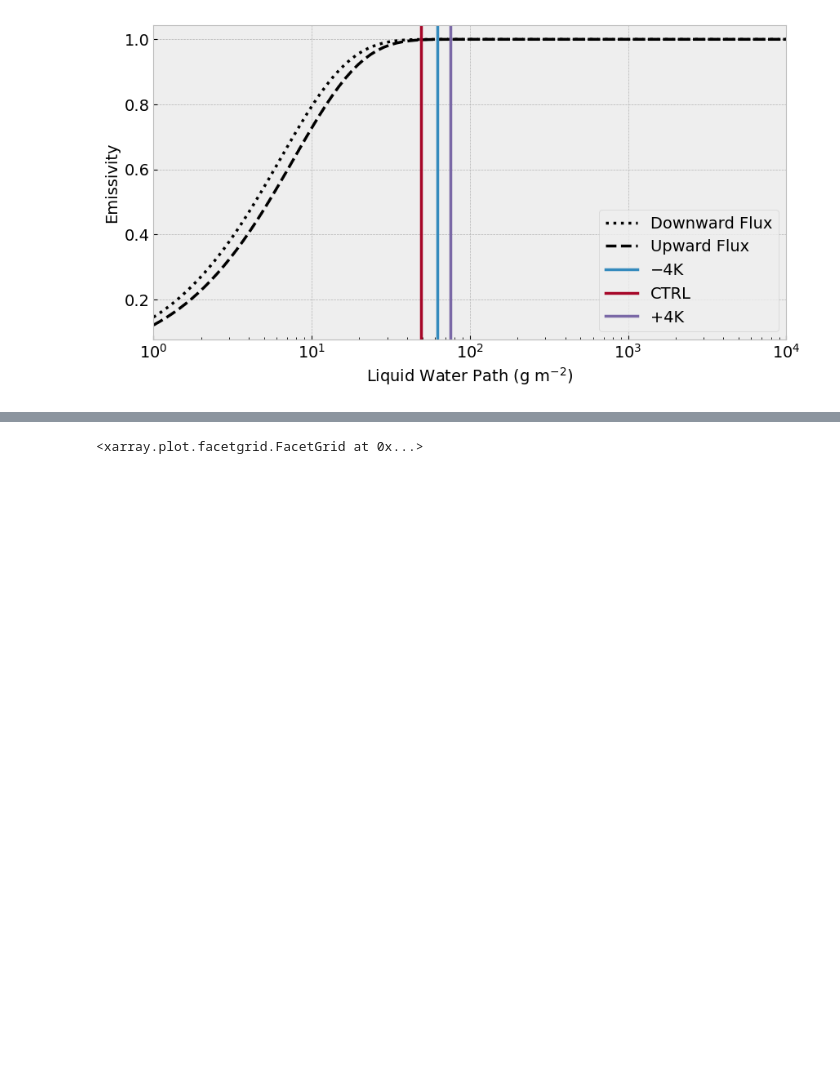
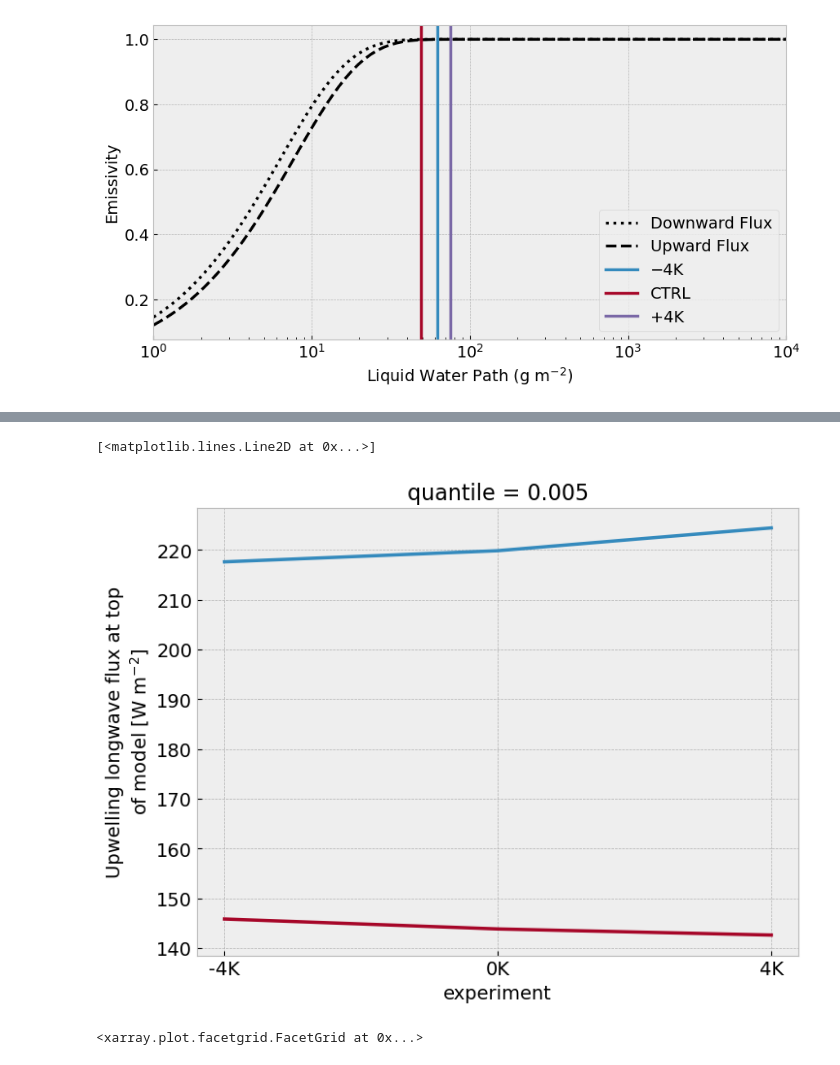
Before and after one commit to spencer-ressel/thesis-work, a Jupyter notebook: python/aquaplanet_analysis/4_cloud_radiative_feedback_analysis.ipynb, the cells around one changed output, grey strips where cells are left out. Saved outputs shown, nothing was run; the diff lists cells and outputs as text; code cells hidden in the pictures; blank space fills up the shorter version.

```diff
--- a/python/aquaplanet_analysis/4_cloud_radiative_feedback_analysis.ipynb
+++ b/python/aquaplanet_analysis/4_cloud_radiative_feedback_analysis.ipynb
@@ -140,3 +192,11 @@ multi_experiment_variables_subset['Cloud Liquid Water Path'].attrs['units'] = 'k
+# %%
+multi_experiment_variables_subset['Total Column Water'] = (
+    multi_experiment_variables_subset['Total Cloud Condensate']
+    + 1000*(1/1000)*config.LIQUID_WATER_DENSITY*multi_experiment_variables_subset['Column Water Vapor']
+)
+multi_experiment_variables_subset['Total Column Water'].name = 'Total Column Water'
+multi_experiment_variables_subset['Total Column Water'].attrs['short_name'] = 'TCW'
+multi_experiment_variables_subset['Total Column Water'].attrs['units'] = 'g m$^{-2}$'
 # %% [markdown]
 # Interpolate variables to a temperature level
 # %%
@@ -874 +1286,26 @@ Not Saving
+# %%
+estimated_ice_emissivity = 1 - np.exp(-diffusivity_factor*kappa*1000*multi_experiment_variables_subset['Cloud Ice Water Path'].where(mask, drop=True).sel(lat=slice(-15,15)).mean(dim=['time', 'lat', 'lon'])).weighted(weights).mean(dim='wavelength_band')
+
+estimated_liquid_emissivity = 1 - np.exp(-0.13*1000*multi_experiment_variables_subset['Cloud Liquid Water Path'].where(mask, drop=True).sel(lat=slice(-15,15)).mean(dim=['time', 'lat', 'lon']))
+
+# pressure_at_220K, CIWC_at_220K = temperature_level_interpolation(multi_experiment_variables_subset['Cloud Ice Water Content'], 220)
+
+cloud_top_ice_emission = (
+    estimated_ice_emissivity
+    * config.STEFAN_BOLTZMANN_CONSTANT
+    * (multi_experiment_variables_subset['Temperature'].isel(time=slice(1, None), plev=0))**4
+)
+
+cloud_top_liquid_emission = (
+    estimated_liquid_emissivity
+    * config.STEFAN_BOLTZMANN_CONSTANT
+    * (multi_experiment_variables_subset['Temperature'].isel(time=slice(1, None), plev=0))**4
+)
+# %%
+(cloud_top_ice_emission + cloud_top_liquid_emission).mean(dim=['time', 'lat', 'lon'], skipna=True).plot()
+(multi_experiment_variables_subset['Outgoing Longwave Radiation']).where(mask, drop=True).sel(lat=slice(-15,15)).mean(dim=['time', 'lat', 'lon'], skipna=True).plot()
+# cloud_top_liquid_emission.mean(dim=['time', 'lat', 'lon'], skipna=True).plot()
+# %% [output]
+[<matplotlib.lines.Line2D at 0x...>]
+[figure, added]
 # %%
```
Also changed, not shown: parts of 29 cells of this notebook, 24 other files.
